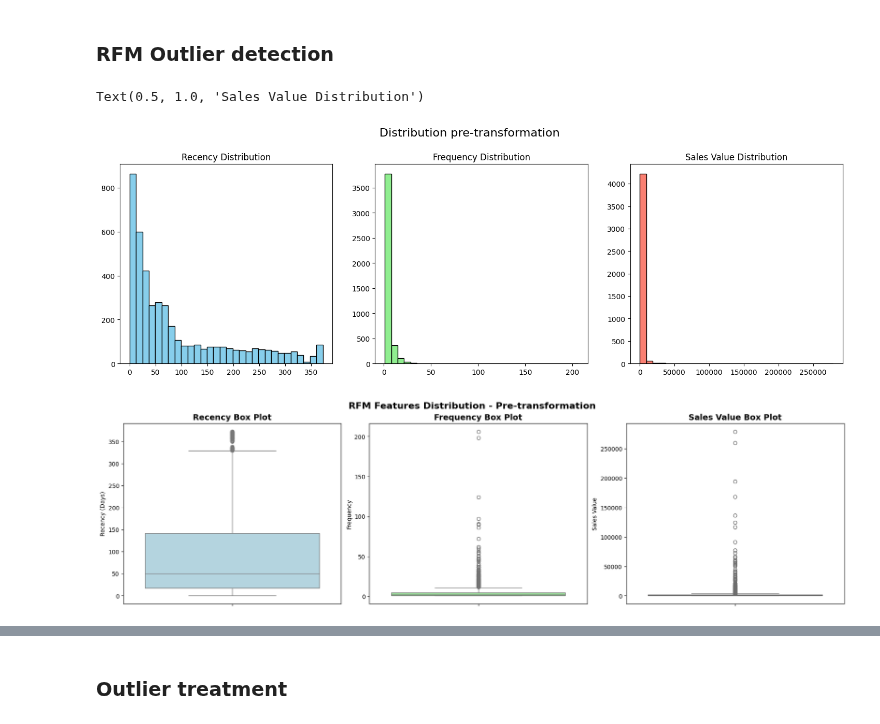
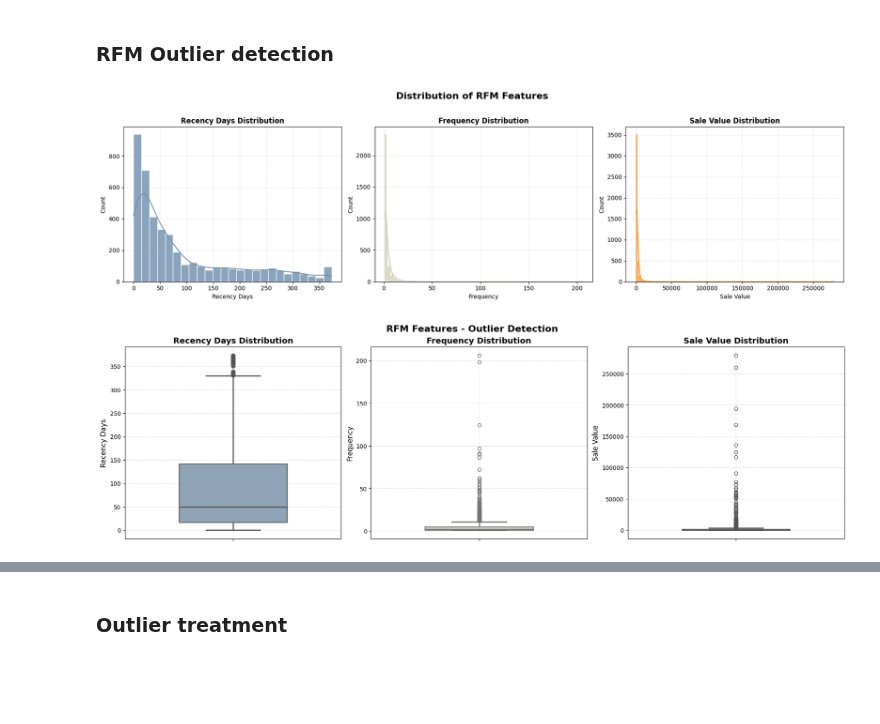
Before and after one commit to CaballeroRAR/ds_projects_collabs, a Jupyter notebook: 1-cluster_retail_uci/notebook/cluster_retail.ipynb, the cells around one changed output, grey strips where cells are left out. Saved outputs shown, nothing was run; the diff lists cells and outputs as text; code cells hidden in the pictures; blank space fills up the shorter version.

```diff
--- a/1-cluster_retail_uci/notebook/cluster_retail.ipynb
+++ b/1-cluster_retail_uci/notebook/cluster_retail.ipynb
@@ -568,6 +622,3 @@ memory usage: 26.9+ MB
 # %%
-df_fe['sale_total'] = df_fe['quantity'] * df_fe['price'] # Creates new column 'sale_total' that is the product of 'quantity' and 'price' columns
-display(df_fe.head())
-display(df_fe.describe(include=['O']))
-display(df_fe.describe())
 df_fe_b = df_fe.copy()
+# Base of the beta version (4 features instead of 3)
@@ -652,41 +653,17 @@ None
 # %% [markdown]
 ### RFM Outlier detection
-# %%
-# Graph distributions of RFM features
-fig, axes = plt.subplots(1, 3, figsize=(18, 5))
-fig.suptitle('Distribution pre-transformation', fontsize=16, y=1.02)
-axes[0].hist(df_rfm['recency_days'], bins=30, color='skyblue', edgecolor='black')
-axes[0].set_title('Recency Distribution')
-axes[1].hist(df_rfm['frequency'], bins=30, color='lightgreen', edgecolor='black')
-axes[1].set_title('Frequency Distribution')
-axes[2].hist(df_rfm['sale_value'], bins=30, color='salmon', edgecolor='black')
-axes[2].set_title('Sales Value Distribution')
-# Several skewness detected in frequency and sales (monetary value)
-# %% [output]
-Text(0.5, 1.0, 'Sales Value Distribution')
-[figure, removed]
-# %%
-fig, axes = plt.subplots(1, 3, figsize=(18, 5), constrained_layout=True)
-
-# Recency box plot
-sns.boxplot(y=df_rfm['recency_days'], ax=axes[0], color='lightblue')
-axes[0].set_title('Recency Box Plot', fontsize=14, fontweight='bold')
-axes[0].set_ylabel('Recency (Days)')
-
-# Frequency box plot
-sns.boxplot(y=df_rfm['frequency'], ax=axes[1], color='lightgreen')
-axes[1].set_title('Frequency Box Plot', fontsize=14, fontweight='bold')
-axes[1].set_ylabel('Frequency')
-
-# Sales value box plot
-sns.boxplot(y=df_rfm['sale_value'], ax=axes[2], color='lightcoral')
-axes[2].set_title('Sales Value Box Plot', fontsize=14, fontweight='bold')
-axes[2].set_ylabel('Sales Value')
-
-plt.suptitle('RFM Features Distribution - Pre-transformation', fontsize=16, fontweight='bold')
-plt.show()
-# %% [output]
-[figure, removed]
+# %%
+# Columns to plot Histograms and Boxplots
+columns_to_plot = ['recency_days', 'frequency', 'sale_value']
+custom_colors = ['#6D8EAD', '#CFCDB4', '#FF8E19'] # Color palette for the plots
+
+# Graphs PRE-TRANSFORMATION
+fig_hist, fig_box = plot_rfm_distributions(df_rfm, columns_to_plot, custom_colors)
+
+plt.show()
+# %% [output]
+[figure, added]
+[figure, added]
 # %%
 # Density of outliers dataframe df_rfm
 plot_outlier_density(df_rfm, 'sale_value')
```
Also changed, not shown: parts of 36 cells of this notebook, 2 other files.
